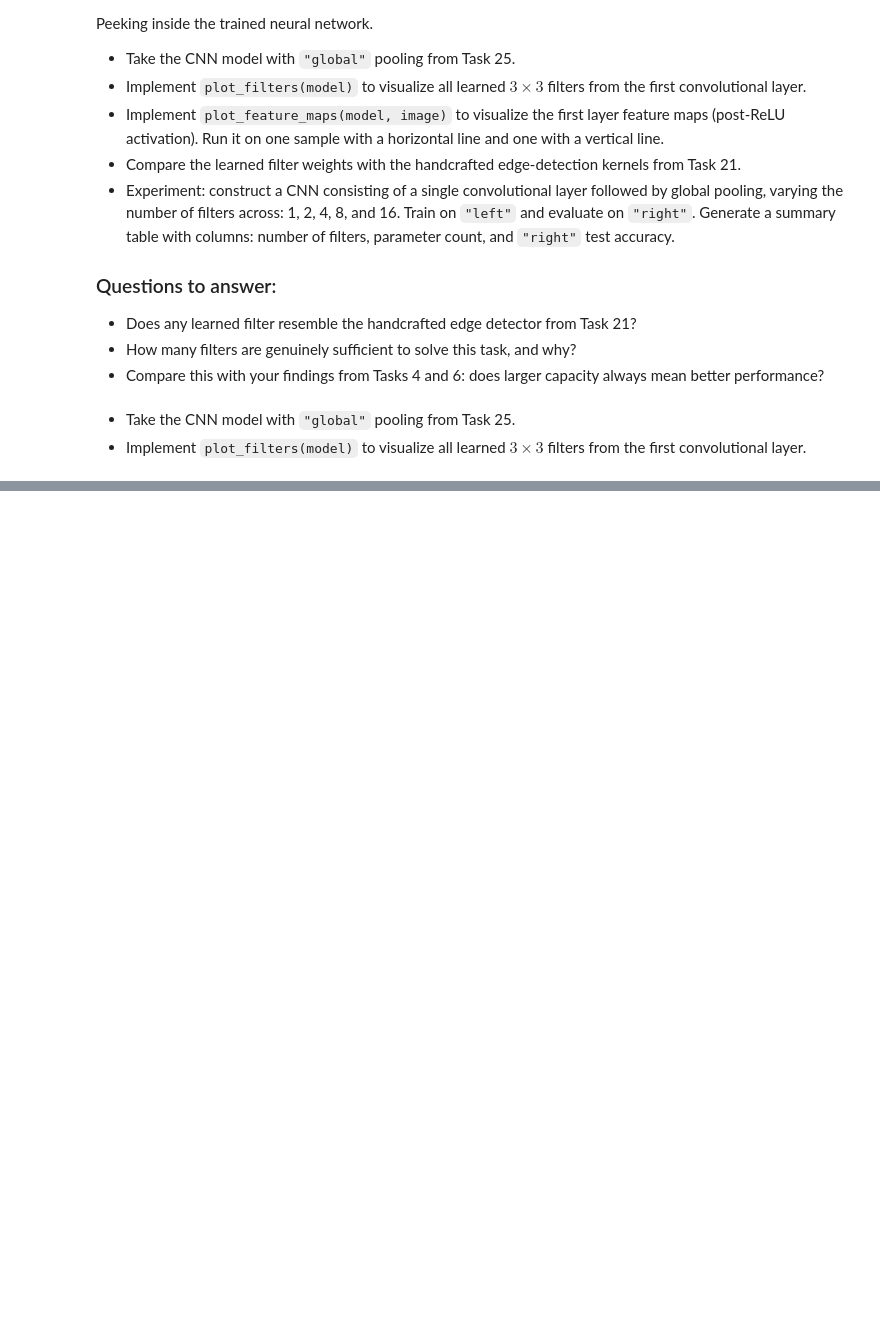
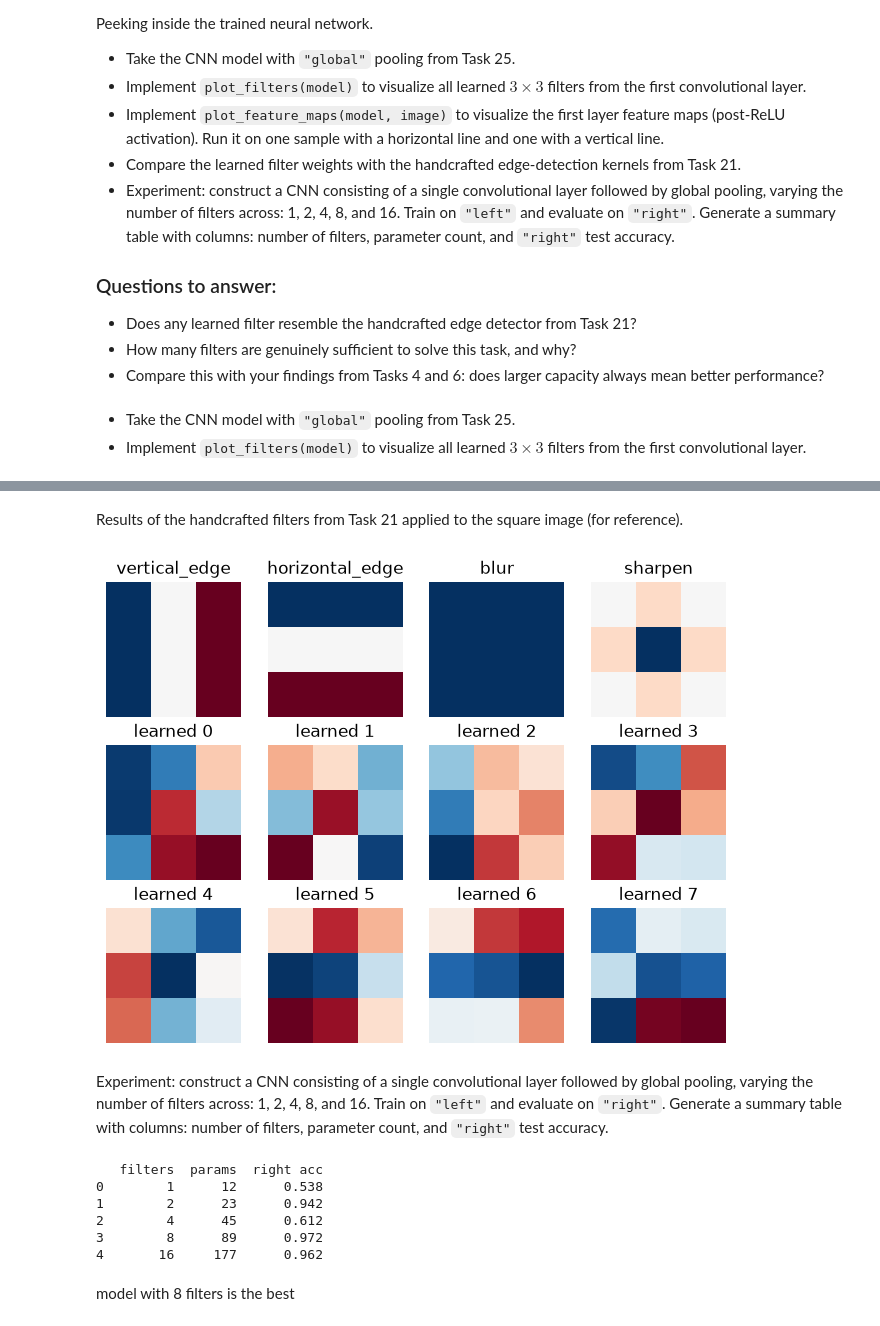
Before and after one commit to michallitwin/python-learning, a Jupyter notebook: python_dl/Deep_learning/Cnn_exercises_keras.ipynb, the cells around one changed output, grey strips where cells are left out. Drawn from its saved outputs; the diff is of its cells as text; code cells hidden in the pictures; blank space fills up the shorter version.

```diff
--- a/python_dl/Deep_learning/Cnn_exercises_keras.ipynb
+++ b/python_dl/Deep_learning/Cnn_exercises_keras.ipynb
@@ -883,0 +943,42 @@ plot_filters(cnn_3)
+# %% [markdown]
+Results of the handcrafted filters from Task 21 applied to the square image (for reference).
+# %%
+W, _ = cnn_3.layers[0].get_weights()
+
+kernels = list(filters.values()) + [W[:, :, 0, k] for k in range(8)]
+titles  = list(filters.keys())   + [f"learned {k}" for k in range(8)]
+
+fig, axes = plt.subplots(3, 4, figsize=(8, 6))
+for ax, kern, t in zip(axes.ravel(), kernels, titles):
+    kern = np.array(kern, dtype=float)
+    kern = kern / abs(kern).max()
+    ax.imshow(kern, cmap="RdBu", vmin=-1, vmax=1)
+    ax.set_title(t)
+    ax.axis("off")
+plt.show()
+# %% [output]
+[figure, added]
+# %% [markdown]
+Experiment: construct a CNN consisting of a single convolutional layer followed by global pooling, varying the number of filters across: 1, 2, 4, 8, and 16. Train on `"left"` and evaluate on `"right"`. Generate a summary table with columns: number of filters, parameter count, and `"right"` test accuracy.
+# %%
+filters = [ 1, 2, 4, 8 ,16]
+rows = []
+
+for f in filters:
+    cnn = build_cnn([f], "global")
+    hist = train_model(cnn, X_train, y_train, X_val, y_val, epochs=10)
+    _, acc_right = cnn.evaluate(X_test_right, y_test_right, verbose=0)
+    rows.append({"filters": f,
+                 "params": cnn.count_params(),
+                 "right acc": round(acc_right, 3)})
+
+print(pd.DataFrame(rows))
+# %% [output]
+   filters  params  right acc
+0        1      12      0.538
+1        2      23      0.942
+2        4      45      0.612
+3        8      89      0.972
+4       16     177      0.962
+# %% [markdown]
+model with 8 filters is the best
```
Also changed, not shown: parts of 28 cells of this notebook.
